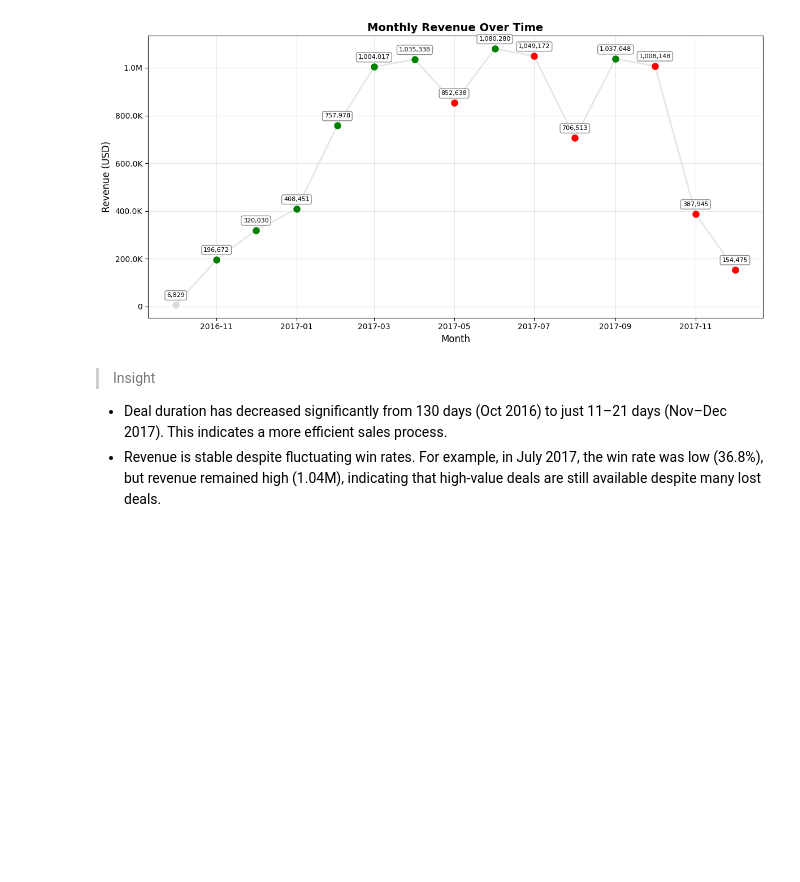
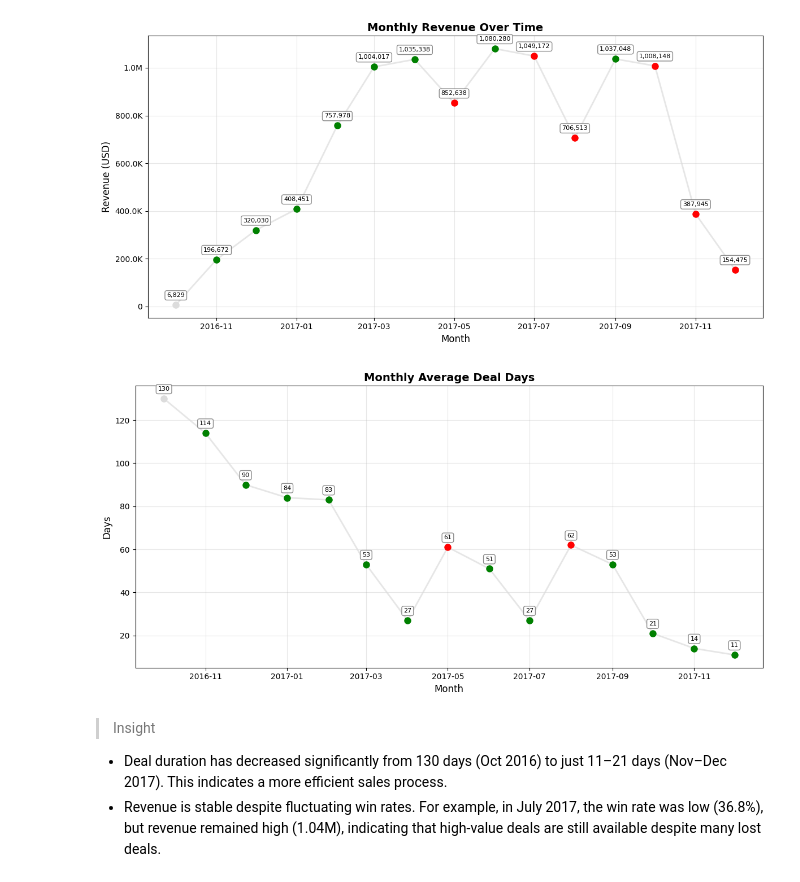
Before and after one commit to frdz-salman/CRM-Sales-Oppurtunities, a Jupyter notebook: exploration/crm_analysis.ipynb, the cells around one changed output. Drawn from its saved outputs; the diff is of its cells as text; code cells hidden in the pictures; blank space fills up the shorter version.

```diff
--- a/exploration/crm_analysis.ipynb
+++ b/exploration/crm_analysis.ipynb
@@ -1140,7 +1143,7 @@ monthly_trends = (
     .assign(
         win_rate=lambda d: (d['won_deals'] / d['total_opportunities'] * 100).round(2))
 )
-monthly_trends["avg_deal_days"] = monthly_trends["avg_deal_days"].map(lambda x: f"{x:.0f}")
+monthly_trends["avg_deal_days"] = monthly_trends["avg_deal_days"].round().astype(int)
 monthly_trends.map(commas)
 # %% [output]
 |  | total_opportunities | won_deals | avg_deal_days | total_revenue | avg_revenue | win_rate |
@@ -1171,6 +1174,18 @@ line_chart(
 )
 # %% [output]
 [figure]
+# %%
+line_chart(
+    x=monthly_trends.index,
+    y=monthly_trends['avg_deal_days'],
+    title='Monthly Average Deal Days',
+    xlabel='Month',
+    ylabel='Days',
+    up_color='red',
+    down_color='green'
+)
+# %% [output]
+[figure, added]
 # %% [markdown]
 > Insight
   - Deal duration has decreased significantly from 130 days (Oct 2016) to just 11–21 days (Nov–Dec 2017). This indicates a more efficient sales process.
```
Also changed, not shown: parts of 15 cells of this notebook, 14 other files.
